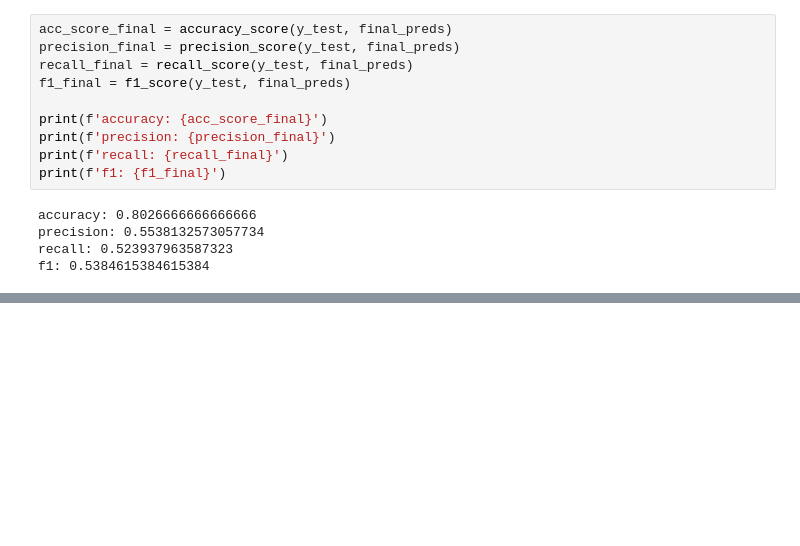
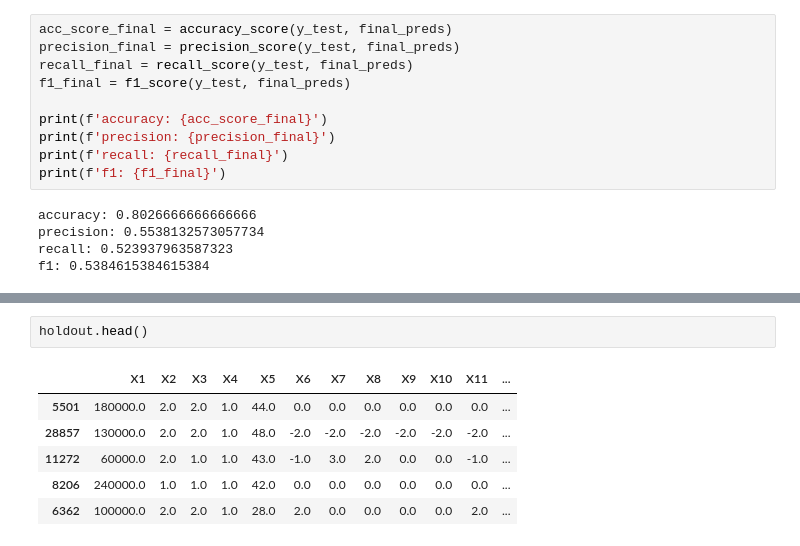
Before and after one commit to Sonora27/cc_default_classification_bakeoff, a Jupyter notebook: feature_engineering.ipynb, the cells around one changed output, grey strips where cells are left out. Saved outputs shown, nothing was run; the diff lists cells and outputs as text; blank space fills up the shorter version.

```diff
--- a/feature_engineering.ipynb
+++ b/feature_engineering.ipynb
@@ -820,0 +991,9 @@ f1: 0.5384615384615384
+# %%
+holdout.head()
+# %% [output]
+|  | X1 | X2 | X3 | X4 | X5 | X6 | X7 | X8 | X9 | X10 | X11 | ... |
+| 5501 | 180000.0 | 2.0 | 2.0 | 1.0 | 44.0 | 0.0 | 0.0 | 0.0 | 0.0 | 0.0 | 0.0 | ... |
+| 28857 | 130000.0 | 2.0 | 2.0 | 1.0 | 48.0 | -2.0 | -2.0 | -2.0 | -2.0 | -2.0 | -2.0 | ... |
+| 11272 | 60000.0 | 2.0 | 1.0 | 1.0 | 43.0 | -1.0 | 3.0 | 2.0 | 0.0 | 0.0 | -1.0 | ... |
+| 8206 | 240000.0 | 1.0 | 1.0 | 1.0 | 42.0 | 0.0 | 0.0 | 0.0 | 0.0 | 0.0 | 0.0 | ... |
+| 6362 | 100000.0 | 2.0 | 2.0 | 1.0 | 28.0 | 2.0 | 0.0 | 0.0 | 0.0 | 0.0 | 2.0 | ... |
```
Also changed, not shown: parts of 13 cells of this notebook.
